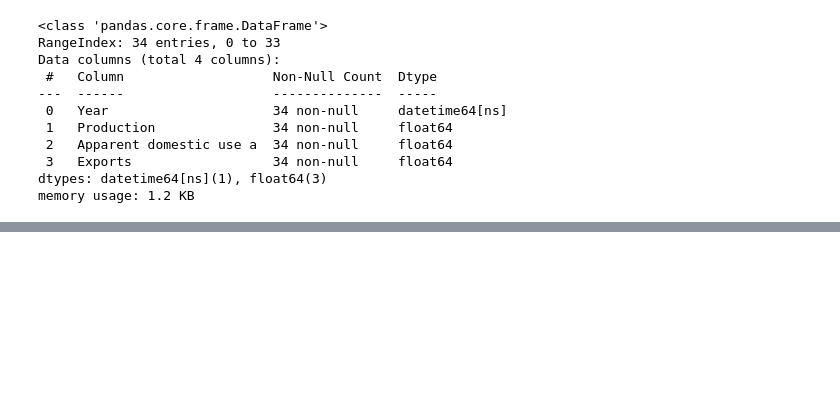
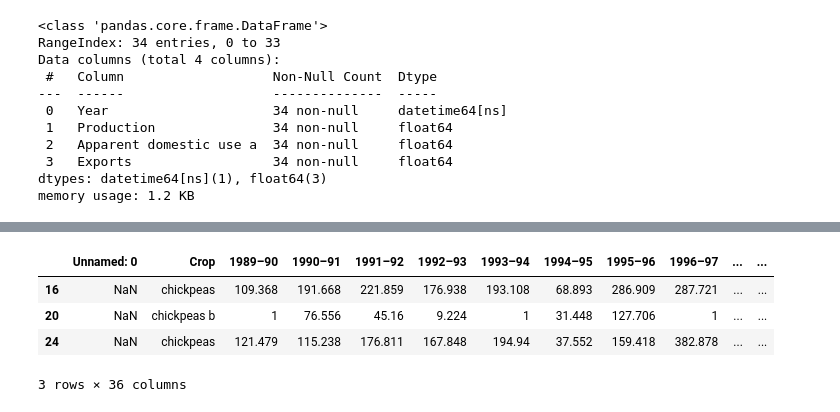
Before and after one commit to Moisebea/Crop_Report, a Jupyter notebook: OneDrive/Documents/Bureau/ABARES Dec Crop Report/Scraping_data.ipynb, the cells around one changed output, grey strips where cells are left out. Saved outputs shown, nothing was run; the diff lists cells and outputs as text; code cells hidden in the pictures; blank space fills up the shorter version.

```diff
--- a/OneDrive/Documents/Bureau/ABARES Dec Crop Report/Scraping_data.ipynb
+++ b/OneDrive/Documents/Bureau/ABARES Dec Crop Report/Scraping_data.ipynb
@@ -1553,0 +1572,9 @@ memory usage: 1.2 KB
+# %%
+chickpeas_supply_disposal = Table_15[Table_15['Crop'].str.contains('chickpeas').fillna(False)]
+chickpeas_supply_disposal
+# %% [output]
+|  | Unnamed: 0 | Crop | 1989–90 | 1990–91 | 1991–92 | 1992–93 | 1993–94 | 1994–95 | 1995–96 | 1996–97 | ... | ... |
+| 16 | NaN | chickpeas | 109.368 | 191.668 | 221.859 | 176.938 | 193.108 | 68.893 | 286.909 | 287.721 | ... | ... |
+| 20 | NaN | chickpeas b | 1 | 76.556 | 45.16 | 9.224 | 1 | 31.448 | 127.706 | 1 | ... | ... |
+| 24 | NaN | chickpeas | 121.479 | 115.238 | 176.811 | 167.848 | 194.94 | 37.552 | 159.418 | 382.878 | ... | ... |
+3 rows × 36 columns
```
Also changed, not shown: parts of 13 cells of this notebook.
